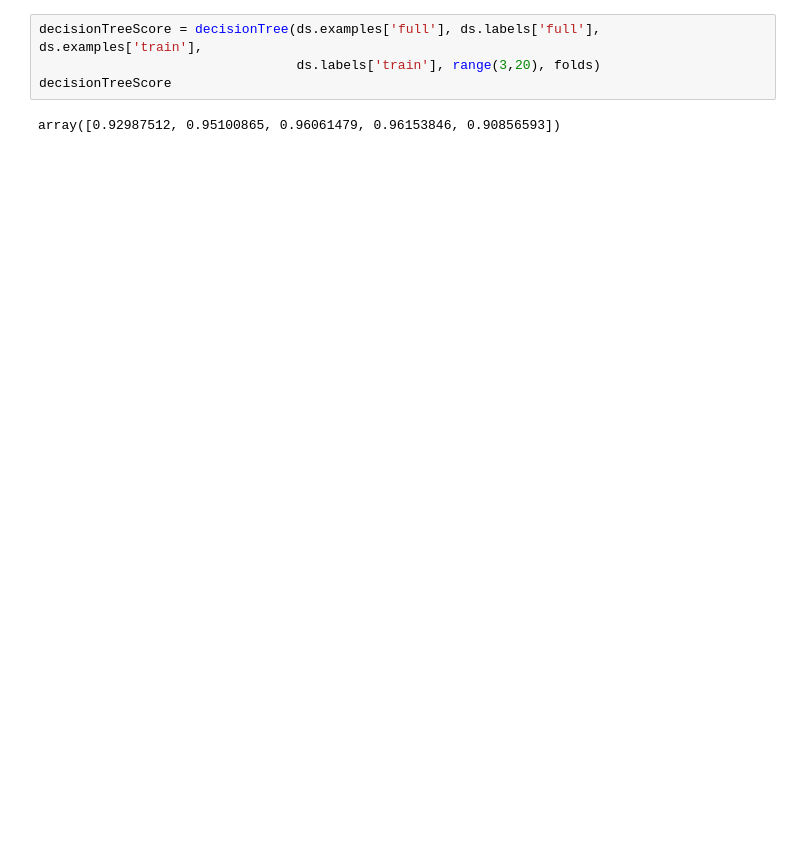
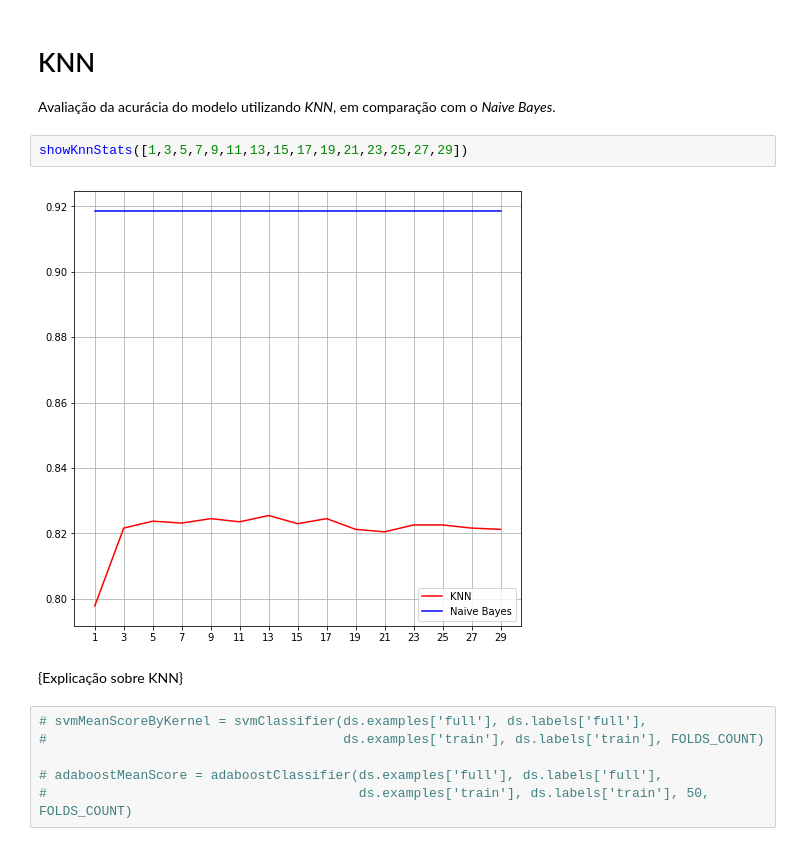
Before and after one commit to rafaatsouza/ufmg-undergrad-works, a Jupyter notebook: main.ipynb, the cells around one changed output. Drawn from its saved outputs; the diff is of its cells as text; blank space fills up the shorter version.

```diff
--- a/main.ipynb
+++ b/main.ipynb
@@ -49,6 +196,15 @@ array([0.75600384, 0.74639769, 0.82420749, 0.86923077, 0.82098171])
+# %% [markdown]
+# KNN
+Avaliação da acurácia do modelo utilizando _KNN_, em comparação com o _Naive Bayes_.
+# %%
+showKnnStats([1,3,5,7,9,11,13,15,17,19,21,23,25,27,29])
+# %% [output]
+[figure, added]
+# %% [markdown]
+{Explicação sobre KNN}
 # %%
-decisionTreeScore = decisionTree(ds.examples['full'], ds.labels['full'], ds.examples['train'],
-                                 ds.labels['train'], range(3,20), folds)
-decisionTreeScore
+# svmMeanScoreByKernel = svmClassifier(ds.examples['full'], ds.labels['full'],
+#                                      ds.examples['train'], ds.labels['train'], FOLDS_COUNT)
+
+# adaboostMeanScore = adaboostClassifier(ds.examples['full'], ds.labels['full'],
+#                                        ds.examples['train'], ds.labels['train'], 50, FOLDS_COUNT)
-# %% [output]
-array([0.92987512, 0.95100865, 0.96061479, 0.96153846, 0.90856593])
```
Also changed, not shown: parts of 15 cells of this notebook.
